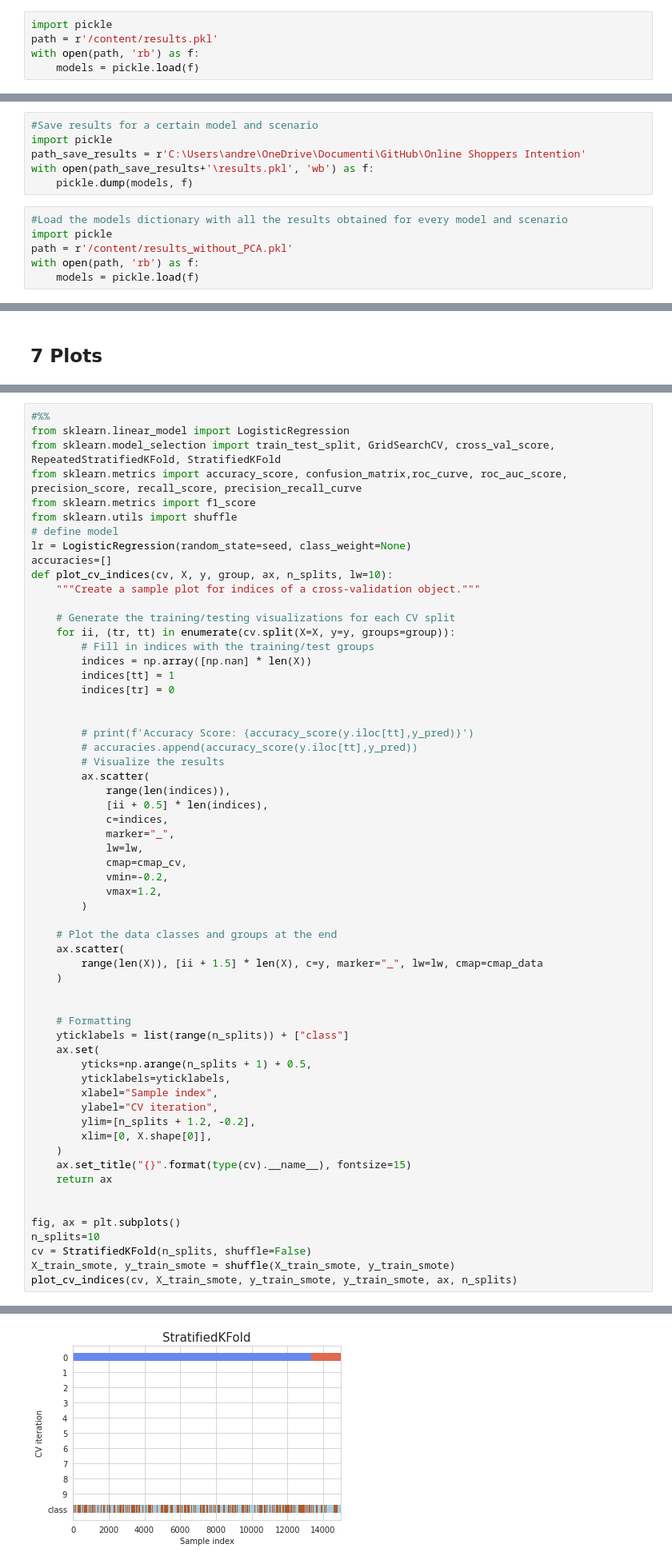
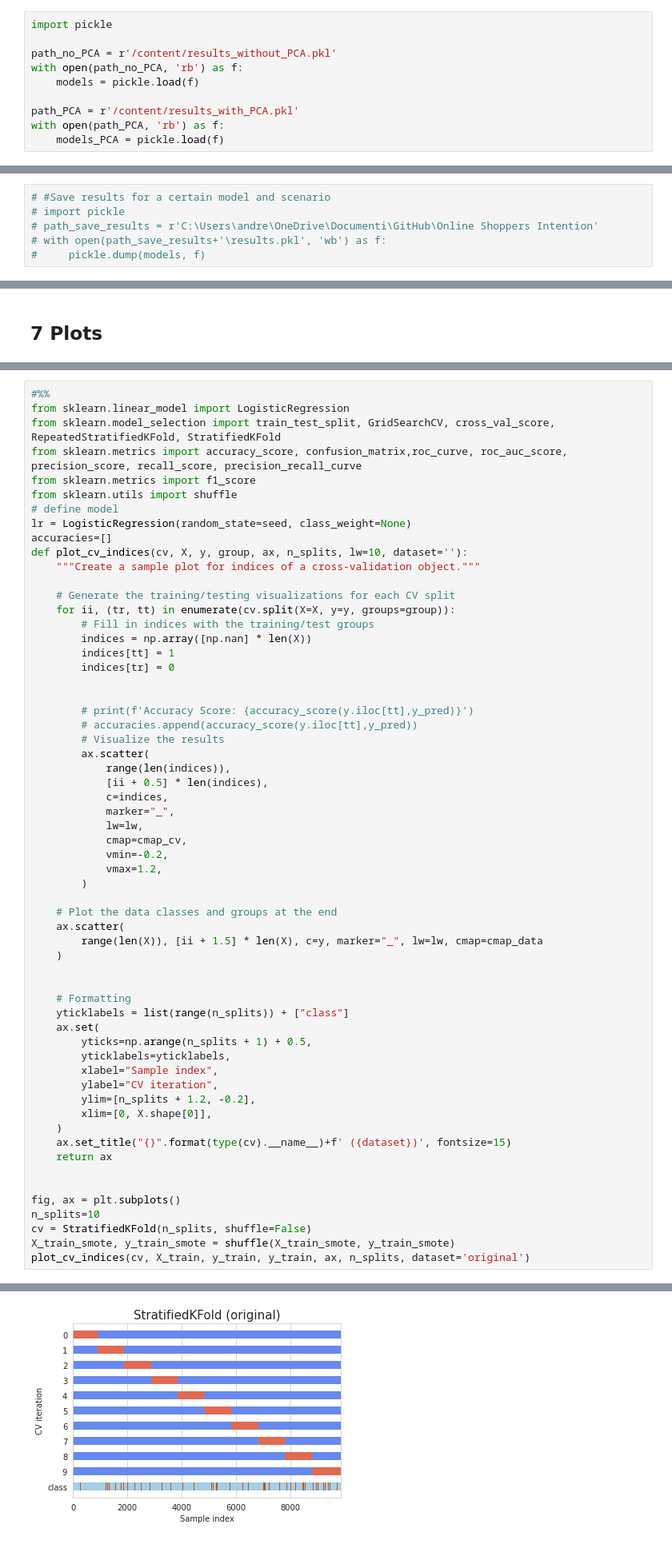
Before and after one commit to andrerubeis/andrerubeis, a Jupyter notebook: final_project_MML.ipynb, the cells around one changed output, grey strips where cells are left out. Shown at 80% size. Drawn from its saved outputs; the diff is of its cells as text.

```diff
--- a/final_project_MML.ipynb
+++ b/final_project_MML.ipynb
@@ -625,9 +658,14 @@ plot_balance_df(X_train_smote_tomek, y_train_smote_tomek, sampling)
 Run the following cell only if models dictionary has not been saved, otherwise load the corresponding pickle file to avoid to retrain every model.
 # %%
 import pickle
-path = r'/content/results.pkl'
-with open(path, 'rb') as f:
+
+path_no_PCA = r'/content/results_without_PCA.pkl'
+with open(path_no_PCA, 'rb') as f:
     models = pickle.load(f)
+
+path_PCA = r'/content/results_with_PCA.pkl'
+with open(path_PCA, 'rb') as f:
+    models_PCA = pickle.load(f)
 # %%
 # # PREPARING DATA STRUCTURE WHERE TO STORE THE RESULTS OF MODELS
 # models = {}
@@ -1111,15 +1062,9 @@ models['both']['RF']
 # %%
-#Save results for a certain model and scenario
-import pickle
-path_save_results = r'C:\Users\andre\OneDrive\Documenti\GitHub\Online Shoppers Intention'
-with open(path_save_results+'\results.pkl', 'wb') as f:
-    pickle.dump(models, f)
+# #Save results for a certain model and scenario
+# import pickle
+# path_save_results = r'C:\Users\andre\OneDrive\Documenti\GitHub\Online Shoppers Intention'
+# with open(path_save_results+'\results.pkl', 'wb') as f:
+#     pickle.dump(models, f)
-# %%
-#Load the models dictionary with all the results obtained for every model and scenario
-import pickle
-path = r'/content/results_without_PCA.pkl'
-with open(path, 'rb') as f:
-    models = pickle.load(f)
 # %% [markdown]
 ## 6 Test
 # %%
@@ -1530,7 +1705,7 @@ from sklearn.utils import shuffle
 # define model
 lr = LogisticRegression(random_state=seed, class_weight=None)
 accuracies=[]
-def plot_cv_indices(cv, X, y, group, ax, n_splits, lw=10):
+def plot_cv_indices(cv, X, y, group, ax, n_splits, lw=10, dataset=''):
     """Create a sample plot for indices of a cross-validation object."""
 
     # Generate the training/testing visualizations for each CV split
@@ -1553,36 +1728,36 @@ def plot_cv_indices(cv, X, y, group, ax, n_splits, lw=10):
             cmap=cmap_cv,
             vmin=-0.2,
             vmax=1.2,
         )
 
     # Plot the data classes and groups at the end
     ax.scatter(
         range(len(X)), [ii + 1.5] * len(X), c=y, marker="_", lw=lw, cmap=cmap_data
     )
 
 
     # Formatting
     yticklabels = list(range(n_splits)) + ["class"]
     ax.set(
         yticks=np.arange(n_splits + 1) + 0.5,
         yticklabels=yticklabels,
         xlabel="Sample index",
         ylabel="CV iteration",
         ylim=[n_splits + 1.2, -0.2],
         xlim=[0, X.shape[0]],
     )
-    ax.set_title("{}".format(type(cv).__name__), fontsize=15)
+    ax.set_title("{}".format(type(cv).__name__)+f' ({dataset})', fontsize=15)
     return ax
 
 
 fig, ax = plt.subplots()
 n_splits=10
 cv = StratifiedKFold(n_splits, shuffle=False)
 X_train_smote, y_train_smote = shuffle(X_train_smote, y_train_smote)
-plot_cv_indices(cv, X_train_smote, y_train_smote, y_train_smote, ax, n_splits)
+plot_cv_indices(cv, X_train, y_train, y_train, ax, n_splits, dataset='original')
 # %% [output]
 <matplotlib.axes._subplots.AxesSubplot at 0x...>
-[figure, old version]
+[figure, new version]
 # %%
 feat_imp = pd.Series(RFgrid_search.best_estimator_.feature_importances_, list(X_train_smote)).sort_values(ascending=False)
 fig = plt.figure(figsize=(12, 4))
```
Also changed, not shown: parts of 52 cells of this notebook.
